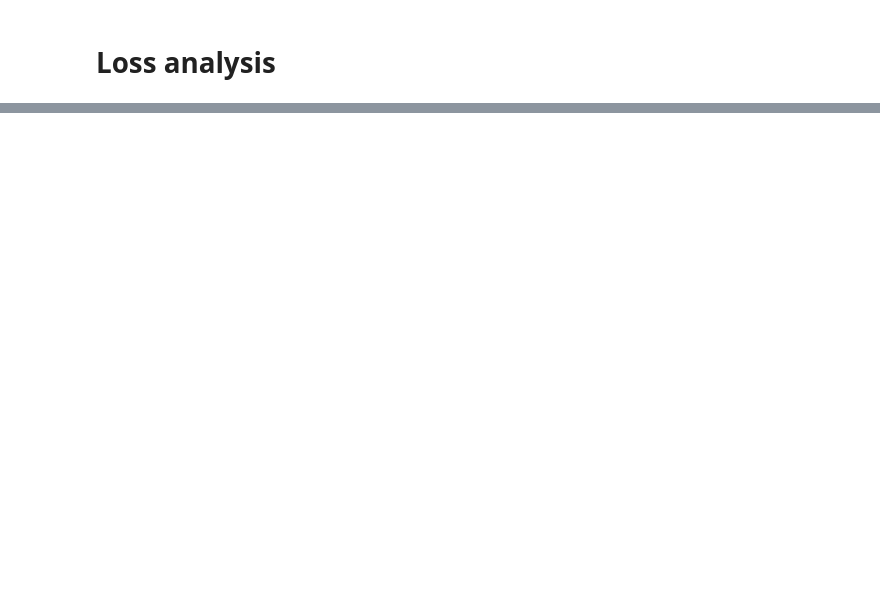
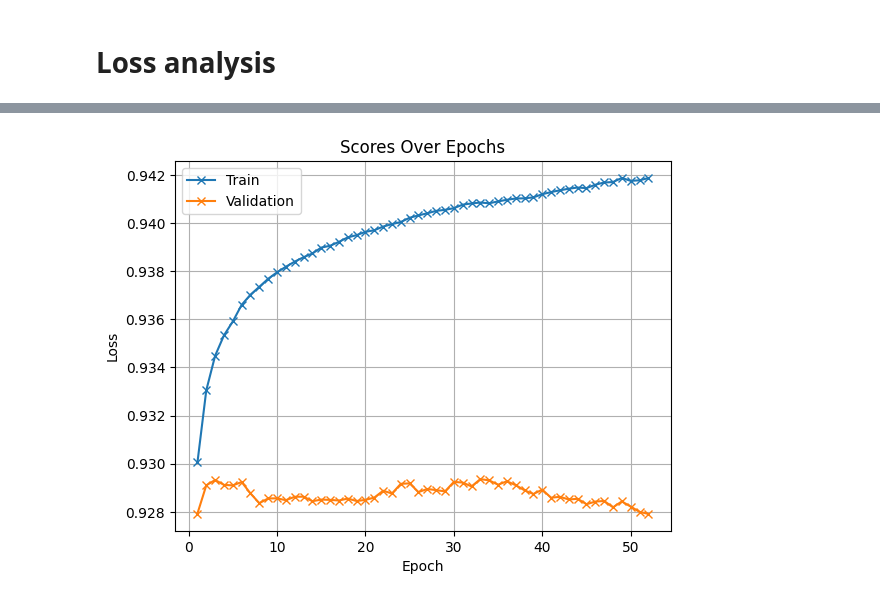
Before and after one commit to ReadingHui/tabular-playground-s4e10-loan-approval, a Jupyter notebook: loan-approval-pytorch-new.ipynb, the cells around one changed output, grey strips where cells are left out. Drawn from its saved outputs; the diff is of its cells as text; code cells hidden in the pictures; blank space fills up the shorter version.

```diff
--- a/loan-approval-pytorch-new.ipynb
+++ b/loan-approval-pytorch-new.ipynb
@@ -441,3 +439,7 @@ plot_loss(history)
+# %%
+plot_loss(history, loss=False, score=True)
+# %% [output]
+[figure, added]
 # %%
 best_model, optimizer, epoch, loss = load_checkpoint('PyTorch_best_model.pt')
 # %%
```
Also changed, not shown: parts of 10 cells of this notebook.
